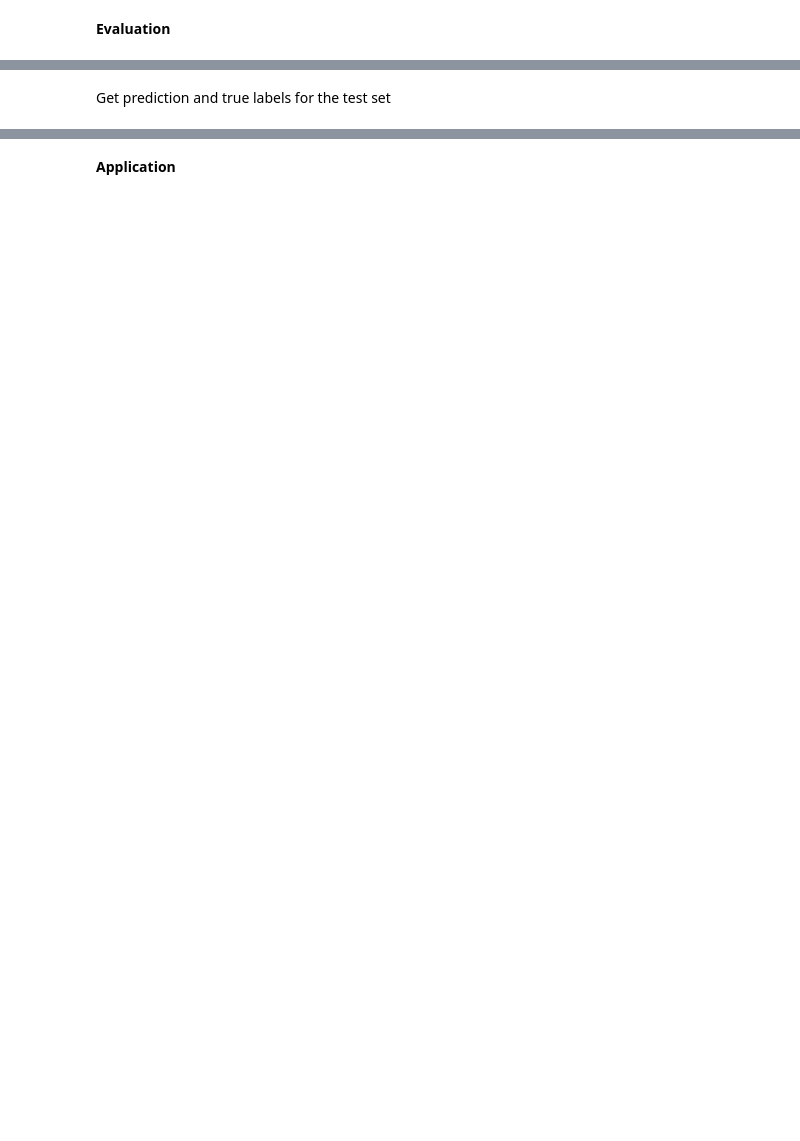
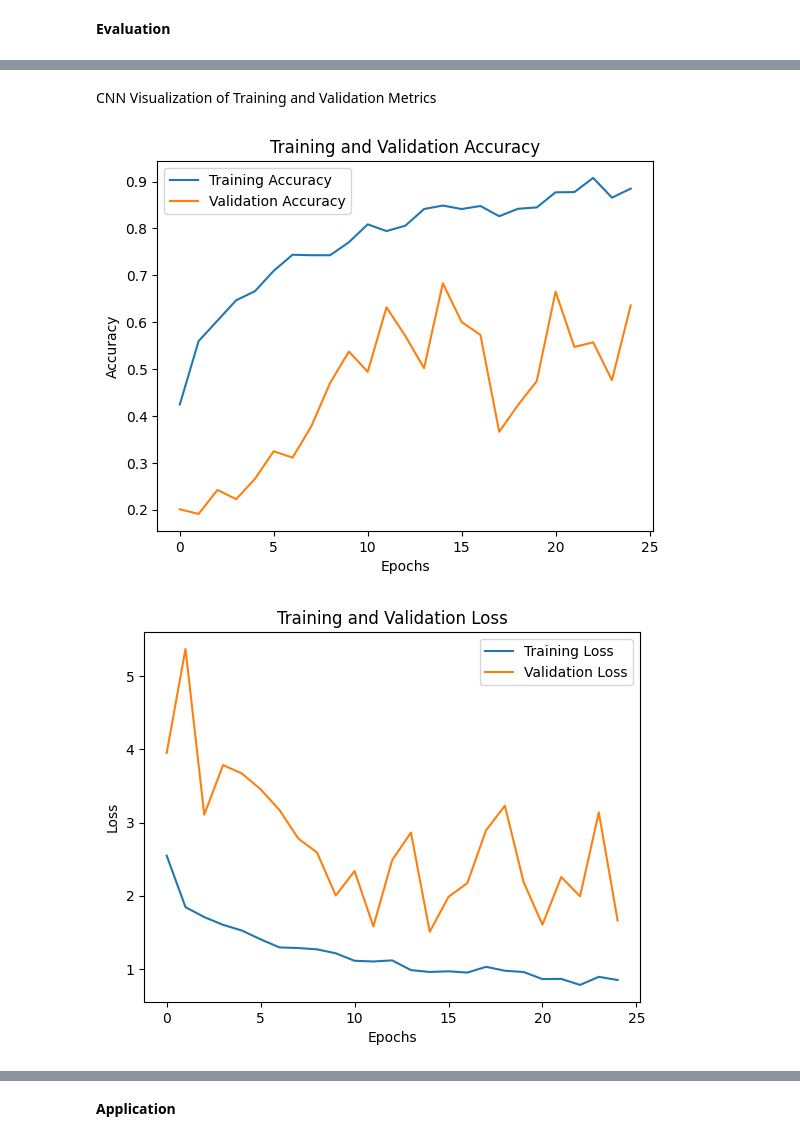
Before and after one commit to NoemiRyf/ML2_Project, a Jupyter notebook: code/Trash_Sorting_Images.ipynb, the cells around one changed output, grey strips where cells are left out. Cells and saved outputs as stored; diff of their text form; code cells hidden in the pictures; blank space fills up the shorter version.

```diff
--- a/code/Trash_Sorting_Images.ipynb
+++ b/code/Trash_Sorting_Images.ipynb
@@ -153,4 +156,5 @@ Compile Model
 # optimizer = Adam(learning_rate=0.001)
 # optimizer = SGD(learning_rate=0.001)
 
-model.compile(loss=tf.keras.losses.CategoricalCrossentropy(), optimizer="adam", metrics=["accuracy"])
+cnn_model.compile(loss=tf.keras.losses.CategoricalCrossentropy(), optimizer="adam", metrics=["accuracy"])
+history = cnn_model.fit(train_set, epochs=25, batch_size=64, validation_data=test_set)
@@ -159,2 +178,0 @@ Train Model
-# %%
-history = model.fit(train_set, epochs=25, batch_size=64, validation_data=test_set)
@@ -191,4 +233,33 @@ Test Accuracy: 0.6028369069099426
-# %% [markdown]
-Get prediction and true labels for the test set
+# %% [markdown]
+CNN Visualization of Training and Validation Metrics
+# %%
+import matplotlib.pyplot as plt
+
+# Get training history
+accuracy = history.history['accuracy']
+val_accuracy = history.history['val_accuracy']
+loss = history.history['loss']
+val_loss = history.history['val_loss']
+
+# Plot accuracy
+plt.plot(accuracy, label='Training Accuracy')
+plt.plot(val_accuracy, label='Validation Accuracy')
+plt.title('Training and Validation Accuracy')
+plt.xlabel('Epochs')
+plt.ylabel('Accuracy')
+plt.legend()
+plt.show()
+
+# Plot loss
+plt.plot(loss, label='Training Loss')
+plt.plot(val_loss, label='Validation Loss')
+plt.title('Training and Validation Loss')
+plt.xlabel('Epochs')
+plt.ylabel('Loss')
+plt.legend()
+plt.show()
+# %% [output]
+[figure, added]
+[figure, added]
 # %%
 # Get predictions for the test set
```
Also changed, not shown: parts of 36 cells of this notebook, 3 other files.
